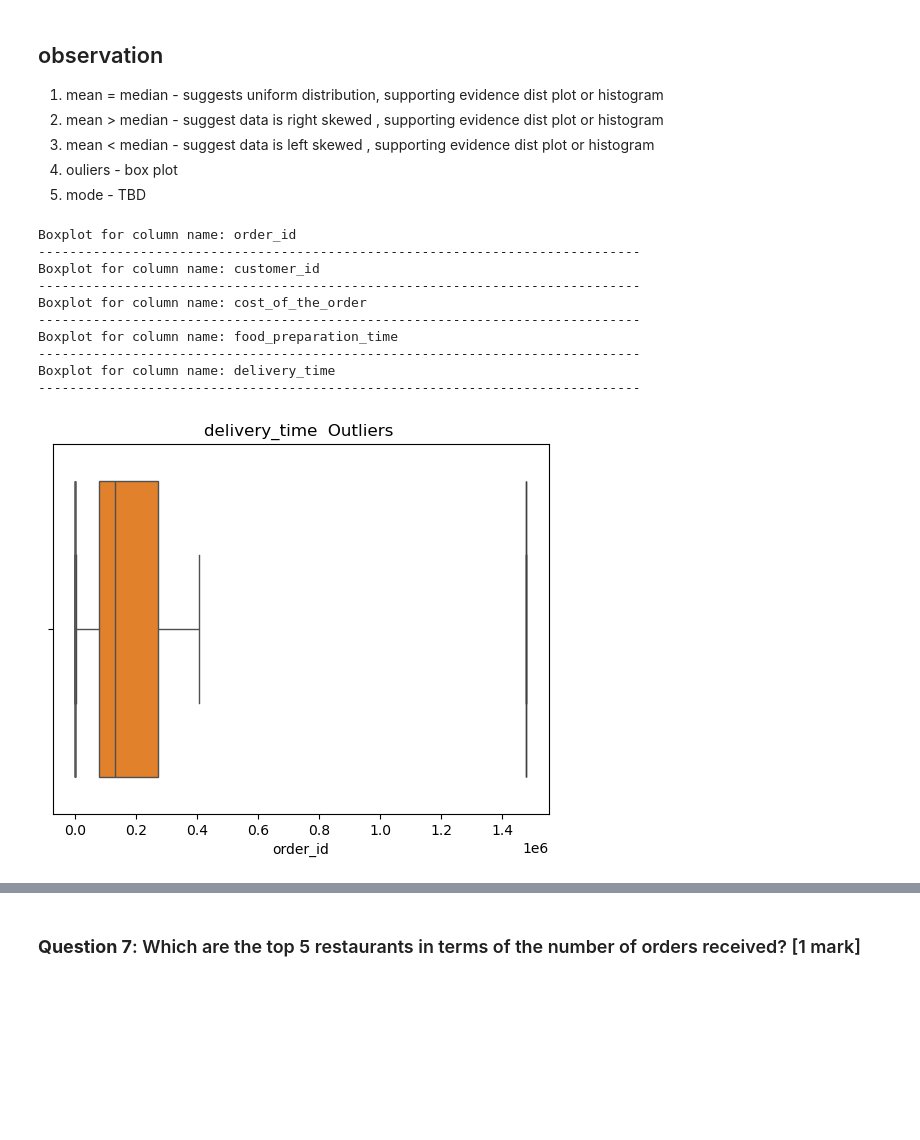
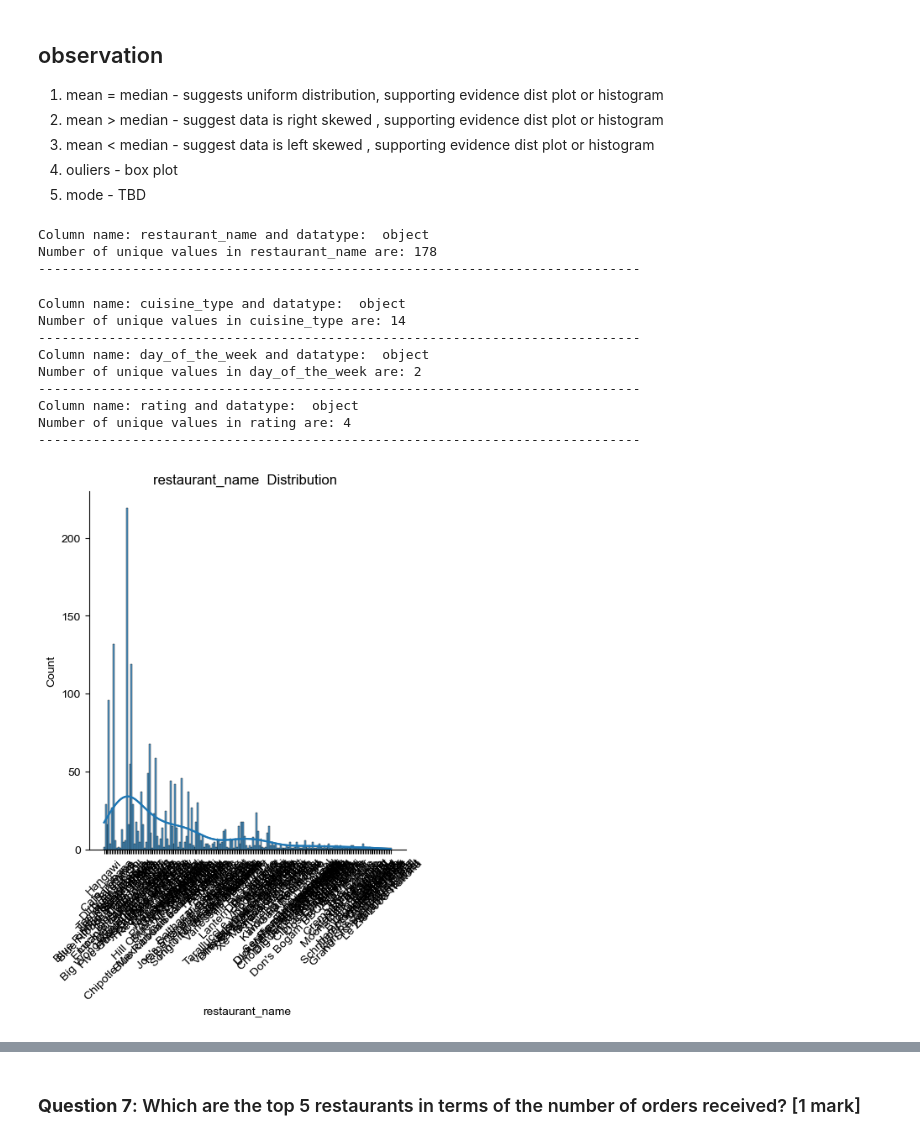
Before and after one commit to dk-study9900/ai-ml, a Jupyter notebook: CaseStudy/FoodHub/FoodHub-worksheet.ipynb, the cells around one changed output, grey strips where cells are left out. Cells and saved outputs as stored; diff of their text form; code cells hidden in the pictures; blank space fills up the shorter version.

```diff
--- a/CaseStudy/FoodHub/FoodHub-worksheet.ipynb
+++ b/CaseStudy/FoodHub/FoodHub-worksheet.ipynb
@@ -205,15 +205,9 @@ skewed distribution
 # %%
 # distributions for numerial columns,distribution is measured with mean, median, mode
 #charts --> histograms,histogram with density cure, boxplots,bar graph, line   and scatterplots
-
 # calculate the mean, median, and mode for all numerical columns in the dataframe
-
 # Loop through all numerical columns and calculate mean, median, and mode
-#fh_original.select_dtypes(include=['number']).columns
-
-#plt.figure(figsize=(10, 5))
-# numerical_columns = fh_original.select_dtypes(include=[np.number]).columns.tolist()
-# print(f"Numerical columns in the dataframe: {numerical_columns}")
+# plt.figure(figsize=(10, 5))
 # print ('-----------------------------------------------------------------------------')
 # for column in fh_original.select_dtypes(include=['number']).columns:
 #     mean_value = round(fh_original[column].mean(), 2)
@@ -235,56 +229,74 @@ skewed distribution
 
 #         case _ if mean_value < median_value:
 #             print(f"{column} : Mean {mean_value} is less than median {median_value}, the data is negatively skewed")
 #             print('Graphical Representation of the Data')
 #             #sns.boxplot(x = fh_original['food_preparation_time'])
 #             plt.title(f"{column}  Distribution ")
 #             #sns.displot(x=fh_original[column], bins=20, kde=True)
 #             sns.histplot(x=fh_original[column], bins=20, kde=True)
 #             plt.axvline(mean_value, color='r', linestyle='--', label=f'Mean: {mean_value}')
 #             plt.axvline(median_value, color='g', linestyle='-', label=f'Median: {median_value}')
 #             plt.legend()
 #             plt.show()
 
 
-
-#         case _:
+#         case _ if mean_value == median_value:
 #             print(f"{column} : Mean {mean_value} is equal to median {median_value}, the data is uniformly distributed")
 #             print('Graphical Representation of the Data')
 #             #sns.boxplot(x = fh_original['food_preparation_time'])
 #             plt.title(f"{column}  Distribution ")
 #             #sns.displot(x=fh_original[column], bins=20, kde=True)
 #             sns.histplot(x=fh_original[column], bins=20, kde=True)
 #             plt.axvline(mean_value, color='r', linestyle='--', label=f'Mean: {mean_value}')
 #             plt.axvline(median_value, color='g', linestyle='-', label=f'Median: {median_value}')
 #             plt.legend()
 #             plt.show()
 
-# for column in fh_original.select_dtypes(include=['number']).columns:
-#     print(f"Boxplot for column name: {column} ")
-#     if fh_original[column].sum() > 0:
-#         plt.title(f"{column}  Outliers ")
-#         sns.boxplot(x = fh_original[column])
-#         print('-----------------------------------------------------------------------------')
 
+# ## Box plt for all numerical columns and find outliers
+# print('--------------------------Find outliers--------------------------------------')
+# print ('Columns cost_of_the_order, food_preparation_time, delivery_time  have no outliers')
+# fh_original.boxplot(['cost_of_the_order', 'food_preparation_time',
+#         'delivery_time'],ax=None, figsize=(10, 5))
+# plt.title('Boxplot for cost_of_the_order, food_preparation_time, delivery_time')
+# plt.show()
 
+# # Boxplot for 'order_id'
+# print ('Column Order_id have no outliers')
+# plt.figure(figsize=(5, 5))
+# sns.boxplot(y=fh_original['order_id'])
+# plt.title('Boxplot for order_id')
+# plt.show()
 
-# for column in fh_original.select_dtypes(include=['object']).columns:
-#     print(f"Column name: {column} and datatype:  {fh_original[column].dtype}")
-#     #print(f"Unique values in {column}: {fh_original[column].unique()}")
-#     #print(f"Number of unique values in {column}: {fh_original[column].nunique()}")
-#     print('-----------------------------------------------------------------------------')
-#     #print(fh_original[column].value_counts()) # check the rating values
-#     #print(fh_original[column].value_counts(normalize=True)) # check the rating values
-#     #print(fh_original[column].value_counts(normalize=True).plot(kind='bar')) # check the rating values
+# # Boxplot for 'customer_id'
+# print ('Column customer_id have no outliers')
+# plt.figure(figsize=(5, 5))
+# sns.boxplot(y=fh_original['customer_id'])
+# plt.title('Boxplot for customer_id')
+# plt.show()
+
+# #
+
+plt.rcParams["font.family"] = "Arial"
+for column in fh_original.select_dtypes(exclude=['number']).columns:
+    #print(f"Number of unique values in {column} are: {fh_original[column].nunique()}")
+    print('-----------------------------------------------------------------------------')
+    #plt.figure(figsize=(10, 5))
+    sns.displot(x=fh_original[column], bins=20, kde=True)
+    plt.title(f"{column}  Distribution ")
+    plt.xticks(rotation=45,)
+    sns.histplot(x=fh_original[column], bins=20, kde=True)
 # %% [output]
-Boxplot for column name: order_id
+Column name: restaurant_name and datatype:  object
+Number of unique values in restaurant_name are: 178
 -----------------------------------------------------------------------------
-Boxplot for column name: customer_id
------------------------------------------------------------------------------
-Boxplot for column name: cost_of_the_order
------------------------------------------------------------------------------
-Boxplot for column name: food_preparation_time
------------------------------------------------------------------------------
-Boxplot for column name: delivery_time
------------------------------------------------------------------------------
+Column name: cuisine_type and datatype:  object
+Number of unique values in cuisine_type are: 14
+-----------------------------------------------------------------------------
+Column name: day_of_the_week and datatype:  object
+Number of unique values in day_of_the_week are: 2
+-----------------------------------------------------------------------------
+Column name: rating and datatype:  object
+Number of unique values in rating are: 4
+-----------------------------------------------------------------------------
-[figure, old version]
+[figure, new version]
```
Also changed, not shown: parts of 3 cells of this notebook, 1 other file.
